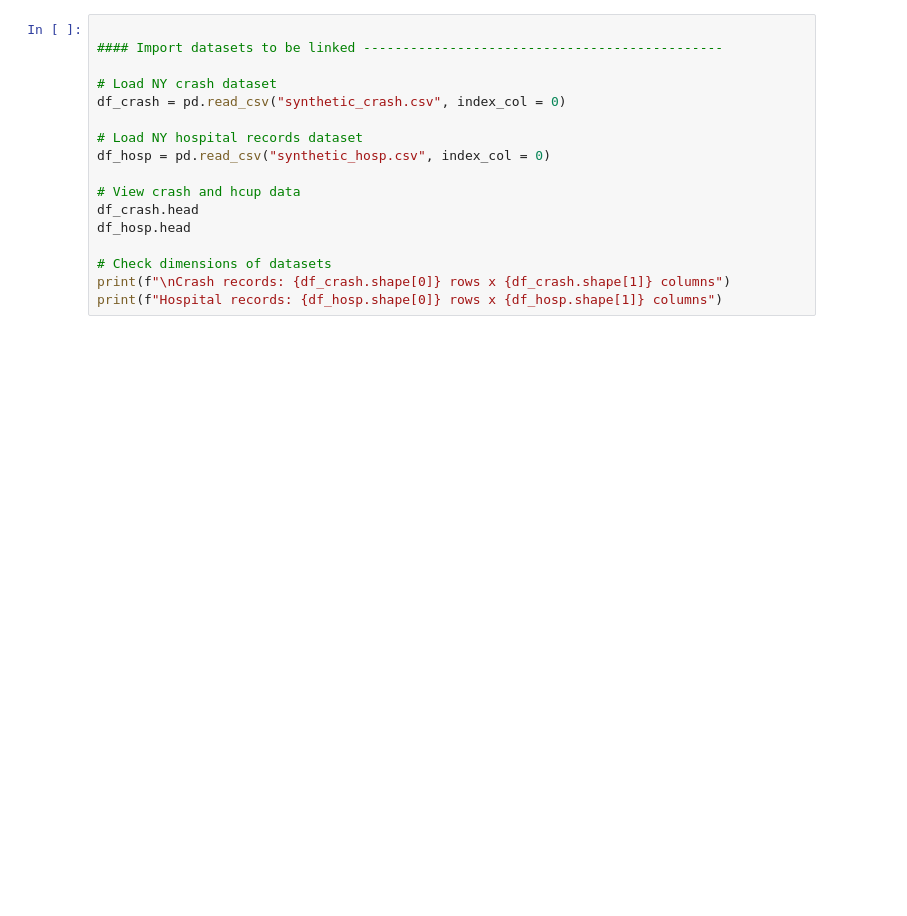
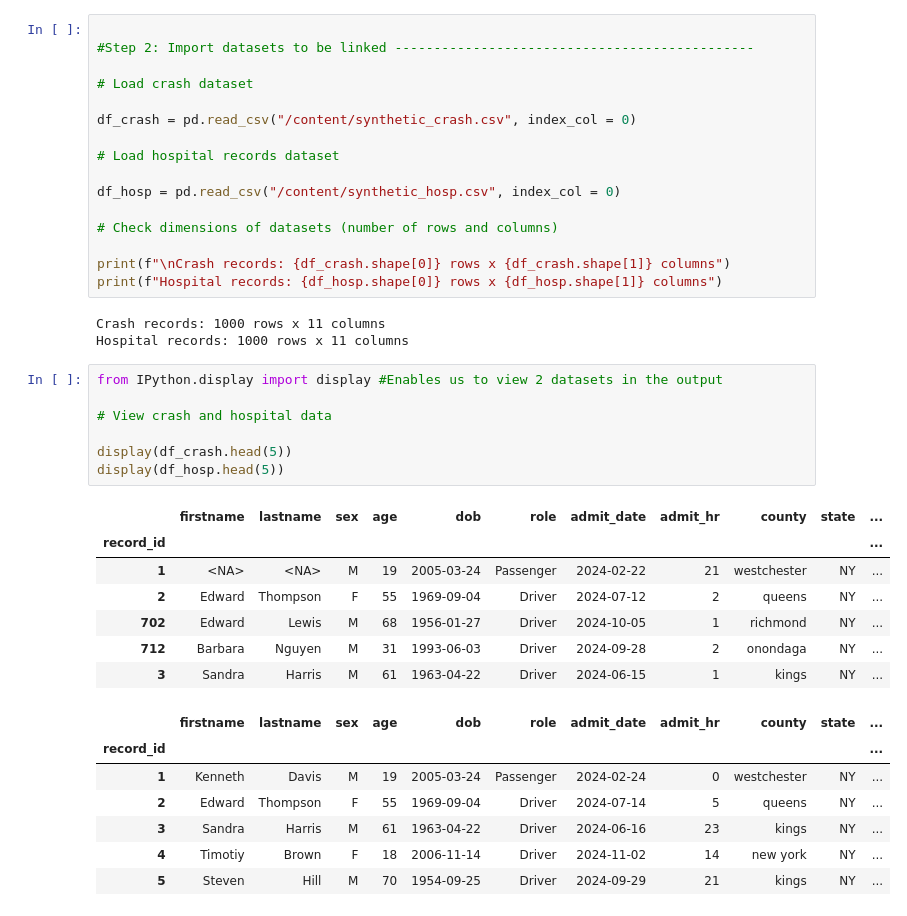
Before and after one commit to divyankapawaskar/splink-workshop-binder, a Jupyter notebook: Splink_synthetic_demo.ipynb, the cells around one changed output. Cells and saved outputs as stored; diff of their text form; blank space fills up the shorter version.

```diff
--- a/Splink_synthetic_demo.ipynb
+++ b/Splink_synthetic_demo.ipynb
@@ -10,19 +30,43 @@ import numpy as np
 # %%
 
-#### Import datasets to be linked ----------------------------------------------
+#Step 2: Import datasets to be linked ----------------------------------------------
 
-# Load NY crash dataset
-df_crash = pd.read_csv("synthetic_crash.csv", index_col = 0)
+# Load crash dataset
 
-# Load NY hospital records dataset
-df_hosp = pd.read_csv("synthetic_hosp.csv", index_col = 0)
+df_crash = pd.read_csv("/content/synthetic_crash.csv", index_col = 0)
 
-# View crash and hcup data
-df_crash.head
-df_hosp.head
+# Load hospital records dataset
 
-# Check dimensions of datasets
+df_hosp = pd.read_csv("/content/synthetic_hosp.csv", index_col = 0)
+
+# Check dimensions of datasets (number of rows and columns)
+
 print(f"\nCrash records: {df_crash.shape[0]} rows x {df_crash.shape[1]} columns")
 print(f"Hospital records: {df_hosp.shape[0]} rows x {df_hosp.shape[1]} columns")
+# %% [output]
+Crash records: 1000 rows x 11 columns
+Hospital records: 1000 rows x 11 columns
+# %%
+from IPython.display import display #Enables us to view 2 datasets in the output
+
+# View crash and hospital data
+
+display(df_crash.head(5))
+display(df_hosp.head(5))
+# %% [output]
+|  | firstname | lastname | sex | age | dob | role | admit_date | admit_hr | county | state | ... |
+| record_id |  |  |  |  |  |  |  |  |  |  | ... |
+| 1 | <NA> | <NA> | M | 19 | 2005-03-24 | Passenger | 2024-02-22 | 21 | westchester | NY | ... |
+| 2 | Edward | Thompson | F | 55 | 1969-09-04 | Driver | 2024-07-12 | 2 | queens | NY | ... |
+| 702 | Edward | Lewis | M | 68 | 1956-01-27 | Driver | 2024-10-05 | 1 | richmond | NY | ... |
+| 712 | Barbara | Nguyen | M | 31 | 1993-06-03 | Driver | 2024-09-28 | 2 | onondaga | NY | ... |
+| 3 | Sandra | Harris | M | 61 | 1963-04-22 | Driver | 2024-06-15 | 1 | kings | NY | ... |
+|  | firstname | lastname | sex | age | dob | role | admit_date | admit_hr | county | state | ... |
+| record_id |  |  |  |  |  |  |  |  |  |  | ... |
+| 1 | Kenneth | Davis | M | 19 | 2005-03-24 | Passenger | 2024-02-24 | 0 | westchester | NY | ... |
+| 2 | Edward | Thompson | F | 55 | 1969-09-04 | Driver | 2024-07-14 | 5 | queens | NY | ... |
+| 3 | Sandra | Harris | M | 61 | 1963-04-22 | Driver | 2024-06-16 | 23 | kings | NY | ... |
+| 4 | Timotiy | Brown | F | 18 | 2006-11-14 | Driver | 2024-11-02 | 14 | new york | NY | ... |
+| 5 | Steven | Hill | M | 70 | 1954-09-25 | Driver | 2024-09-29 | 21 | kings | NY | ... |
 # %%
 # Step 3: Rename columns so both datasets share the same column names for linkage
```
Also changed, not shown: parts of 27 cells of this notebook.
